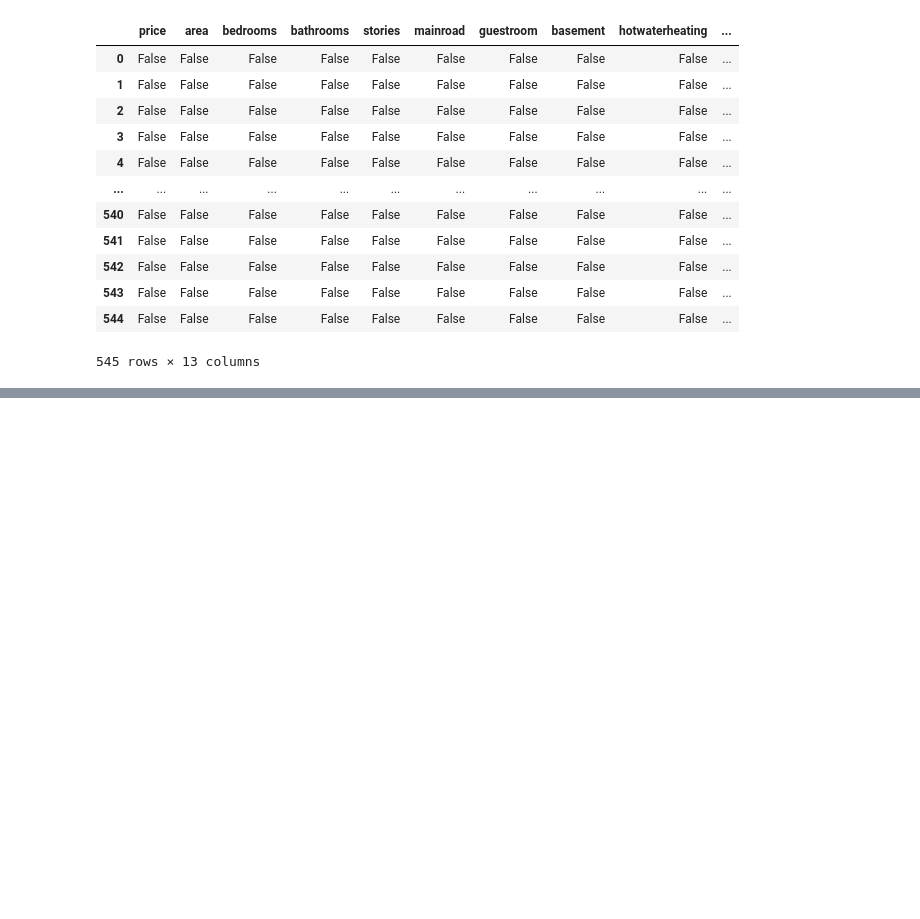
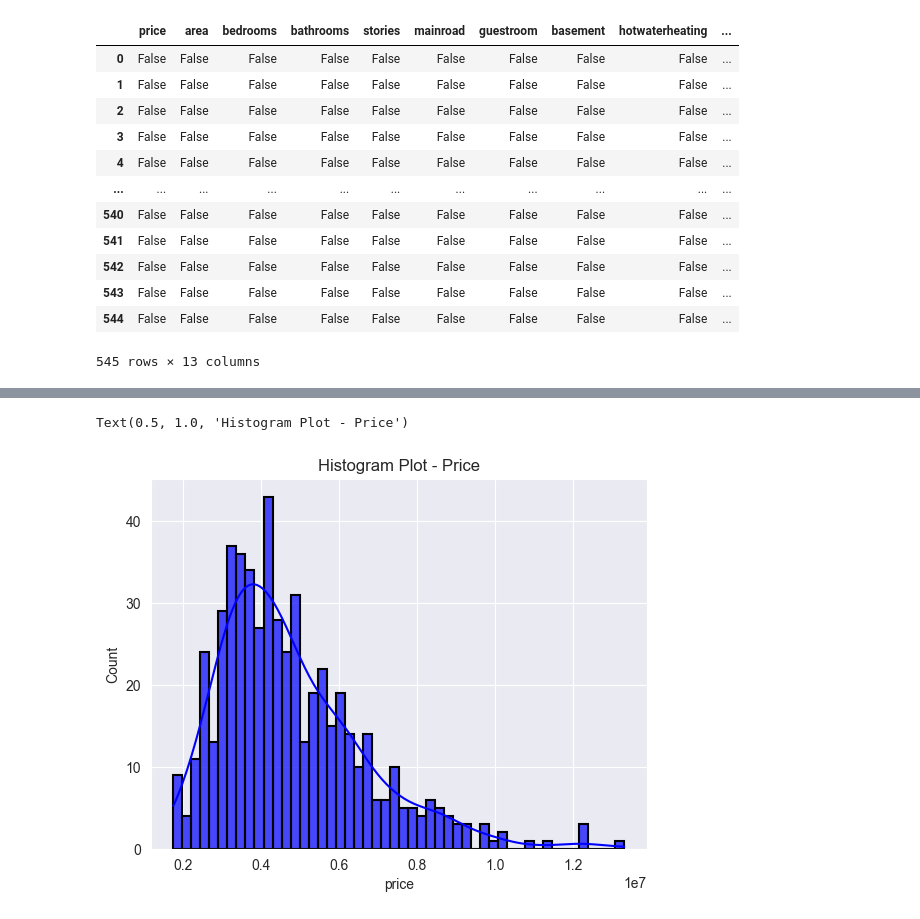
Before and after one commit to TheDark-Cloud/Price_Prediction_Api, a Jupyter notebook: ml-moldel/home_price_prediction.ipynb, the cells around one changed output, grey strips where cells are left out. Drawn from its saved outputs; the diff is of its cells as text; code cells hidden in the pictures; blank space fills up the shorter version.

```diff
--- a/ml-moldel/home_price_prediction.ipynb
+++ b/ml-moldel/home_price_prediction.ipynb
@@ -70,0 +162,9 @@ ValueError: could not convert string to float: 'yes'
+# %%
+sns.histplot(df['price'], bins=50, kde=True,
+             color='blue', edgecolor='black',
+             linewidth=1.5, alpha=0.7, label='Price')
+
+plt.title("Histogram Plot - Price")
+# %% [output]
+Text(0.5, 1.0, 'Histogram Plot - Price')
+[figure, added]
```
Also changed, not shown: parts of 21 cells of this notebook, 2 other files.
